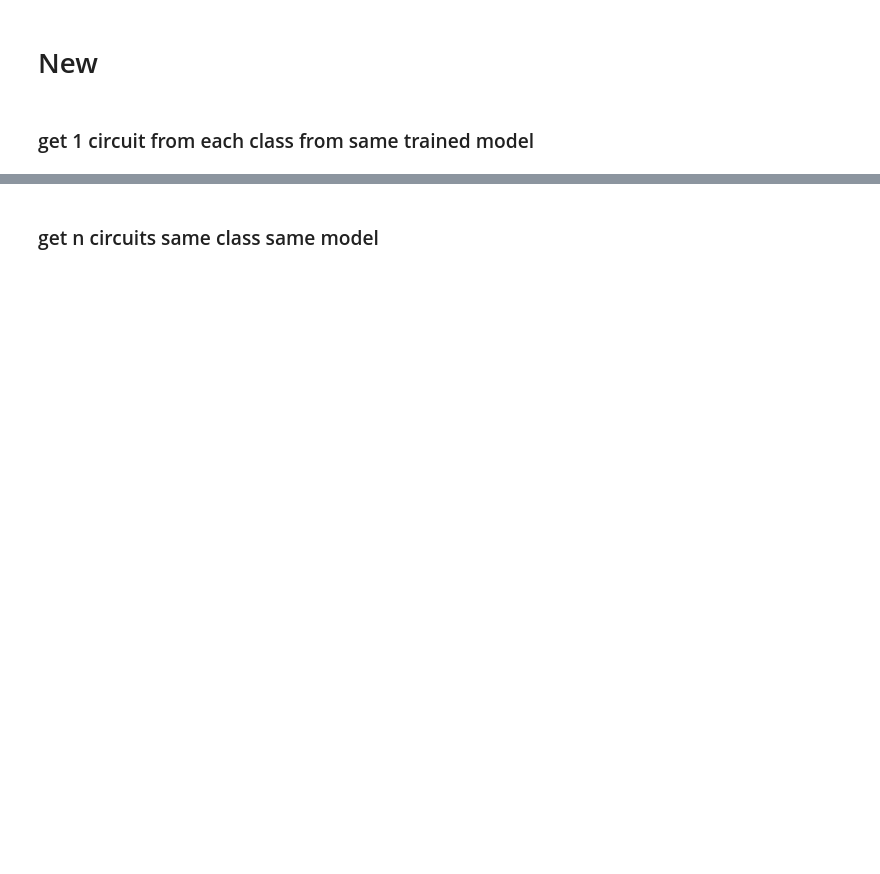
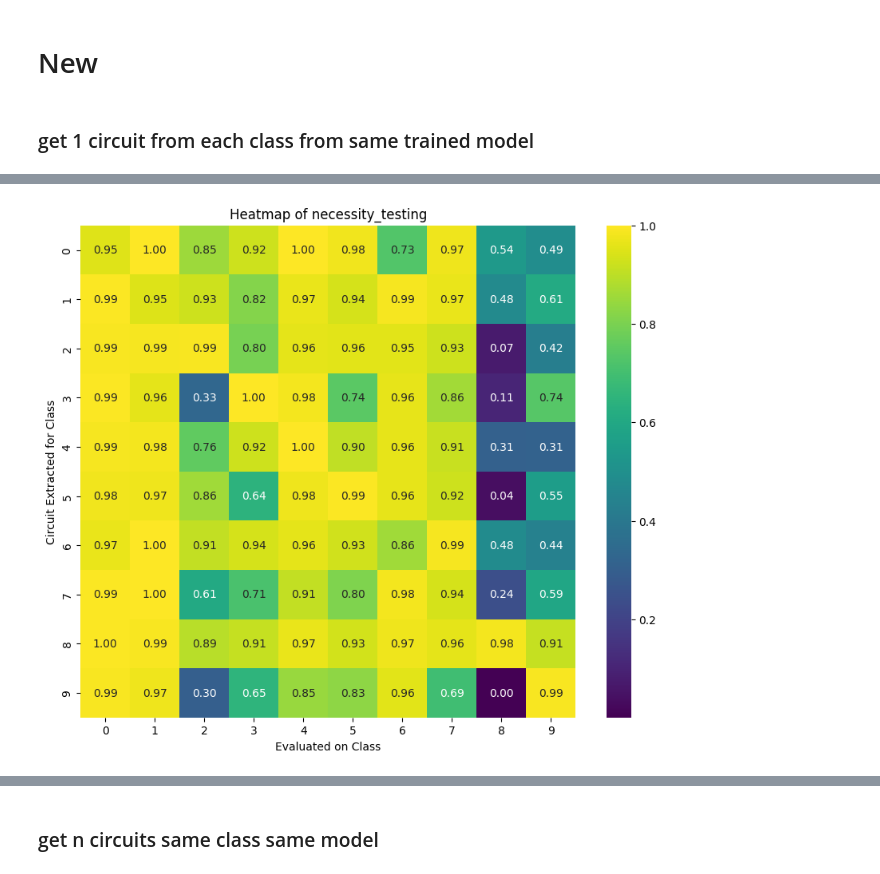
Before and after one commit to cabbage-patch69/Mechanistic-Interpretability, a Jupyter notebook: circuits-tal.ipynb, the cells around one changed output, grey strips where cells are left out. Cells and saved outputs as stored; diff of their text form; code cells hidden in the pictures; blank space fills up the shorter version.

```diff
--- a/circuits-tal.ipynb
+++ b/circuits-tal.ipynb
@@ -130,10 +1765,12 @@ plt.show()
 # %%
 nec_heatmap = plot_circuit_testing_heatmap(
     circuits_dict=dict_10_classes,
     test_func=necessity_testing,
-    dataloader=trainloader,
+    dataloader=testloader,
     dev=device
 )
 # plt.savefig("out/nec_map.png", bbox_inches='tight')
 plt.show()
+# %% [output]
+[figure, added]
 # %%
```
Also changed, not shown: parts of 37 cells of this notebook.
